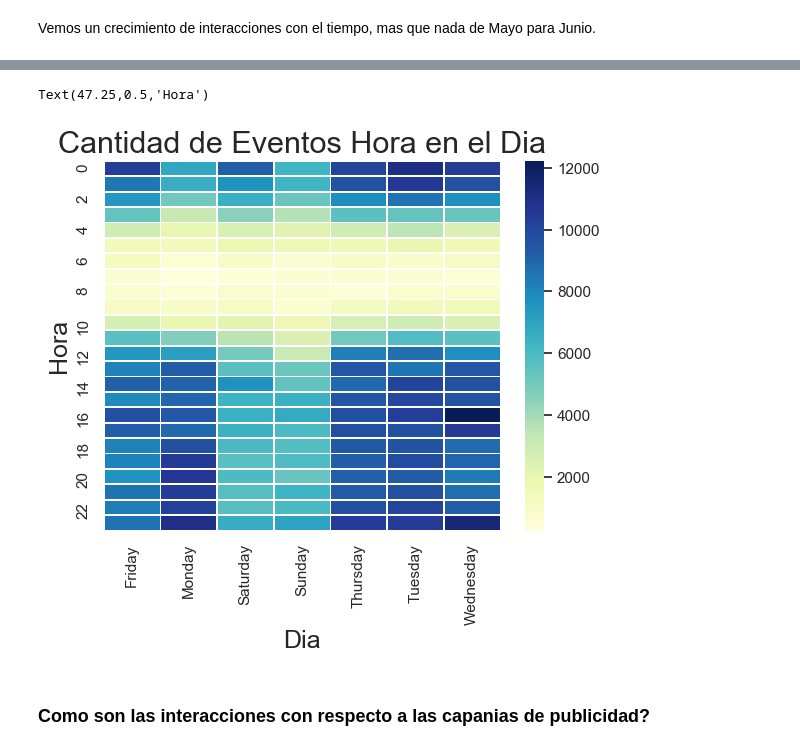
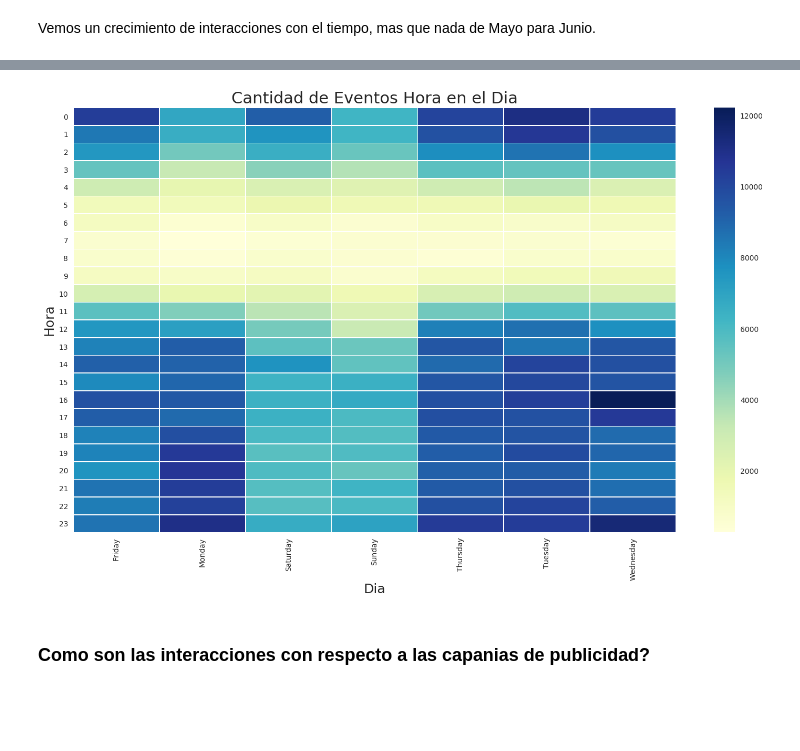
Before and after one commit to bauticanavese/Datos-Tps, a Jupyter notebook: TP1/AnalisisTrocafone.ipynb, the cells around one changed output, grey strips where cells are left out. Cells and saved outputs as stored; diff of their text form; code cells hidden in the pictures; blank space fills up the shorter version.

```diff
--- a/TP1/AnalisisTrocafone.ipynb
+++ b/TP1/AnalisisTrocafone.ipynb
@@ -290,18 +297,19 @@ Text(0,0.5,'Cantidad')
 # %%
 ### Cantirdad de eventos por combinacion de hora en el dia.
 
 eventos_2018['event_c'] = 1
 for_heatmap_hr_day = eventos_2018.pivot_table(index='hour', columns='day', values='event_c', aggfunc='sum')
 
 g =  sns.heatmap(for_heatmap_hr_day , linewidths=.5, cmap="YlGnBu") # annot=True
 g.set_title("Cantidad de Eventos Hora en el Dia", fontsize=22)
 g.set_xlabel("Dia",fontsize=18)
 g.set_ylabel("Hora", fontsize=18)
 
-#g.get_figure().savefig('img/eventos_dia.png')
+
+g.get_figure().set_size_inches(18.5, 10.5, forward=True)
+g.get_figure().savefig('img/eventos_hr_dia.png')
 # %% [output]
-Text(47.25,0.5,'Hora')
-[figure, old version]
+[figure, new version]
 # %% [markdown]
 ### Como son las interacciones con respecto a las capanias de publicidad?
 # %% [markdown]
```
Also changed, not shown: parts of 22 cells of this notebook.
